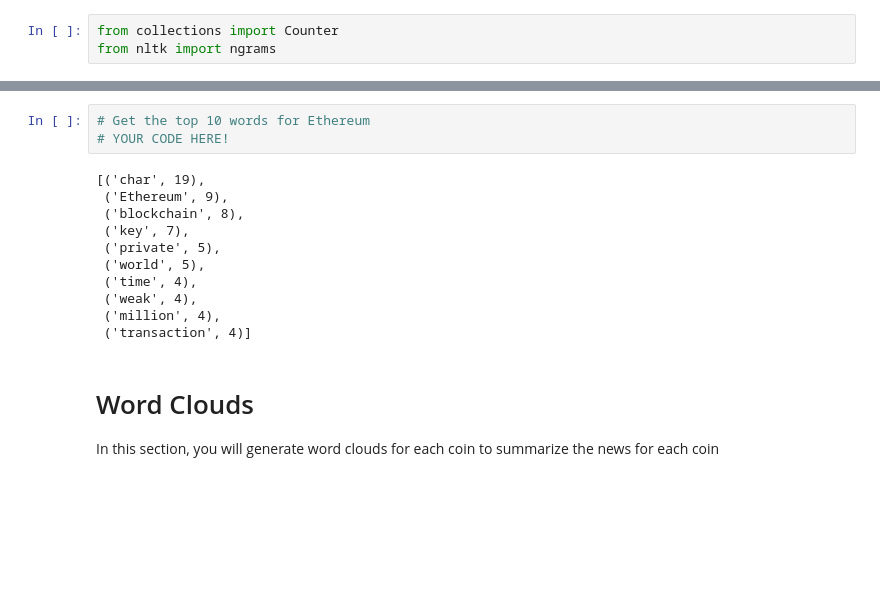
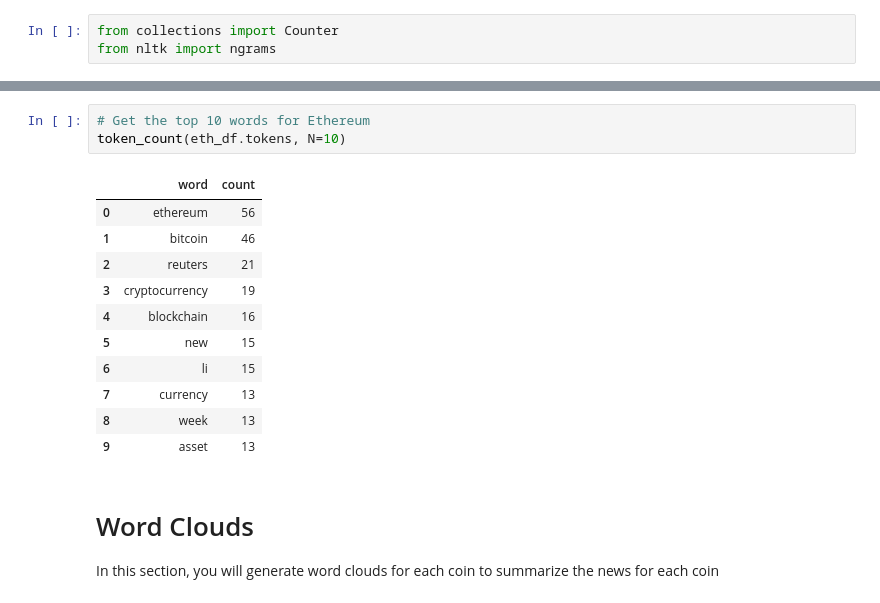
Before and after one commit to jackfazzone/12-NLP, a Jupyter notebook: Instructions/Starter_Code/crypto_sentiment.ipynb, the cells around one changed output, grey strips where cells are left out. Saved outputs shown, nothing was run; the diff lists cells and outputs as text; blank space fills up the shorter version.

```diff
--- a/Instructions/Starter_Code/crypto_sentiment.ipynb
+++ b/Instructions/Starter_Code/crypto_sentiment.ipynb
@@ -326,17 +340,18 @@ token_count(btc_df.tokens,)
 # %%
 # Get the top 10 words for Ethereum
-# YOUR CODE HERE!
+token_count(eth_df.tokens, N=10)
 # %% [output]
-[('char', 19),
- ('Ethereum', 9),
- ('blockchain', 8),
- ('key', 7),
- ('private', 5),
- ('world', 5),
- ('time', 4),
- ('weak', 4),
- ('million', 4),
- ('transaction', 4)]
+|  | word | count |
+| 0 | ethereum | 56 |
+| 1 | bitcoin | 46 |
+| 2 | reuters | 21 |
+| 3 | cryptocurrency | 19 |
+| 4 | blockchain | 16 |
+| 5 | new | 15 |
+| 6 | li | 15 |
+| 7 | currency | 13 |
+| 8 | week | 13 |
+| 9 | asset | 13 |
 # %% [markdown]
 # Word Clouds
 
```
Also changed, not shown: parts of 9 cells of this notebook.
